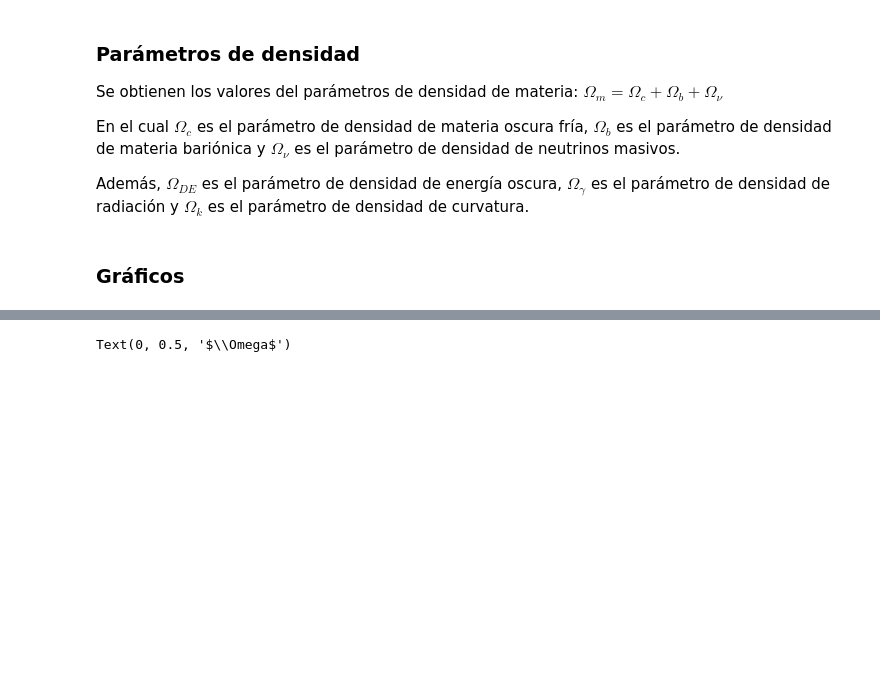
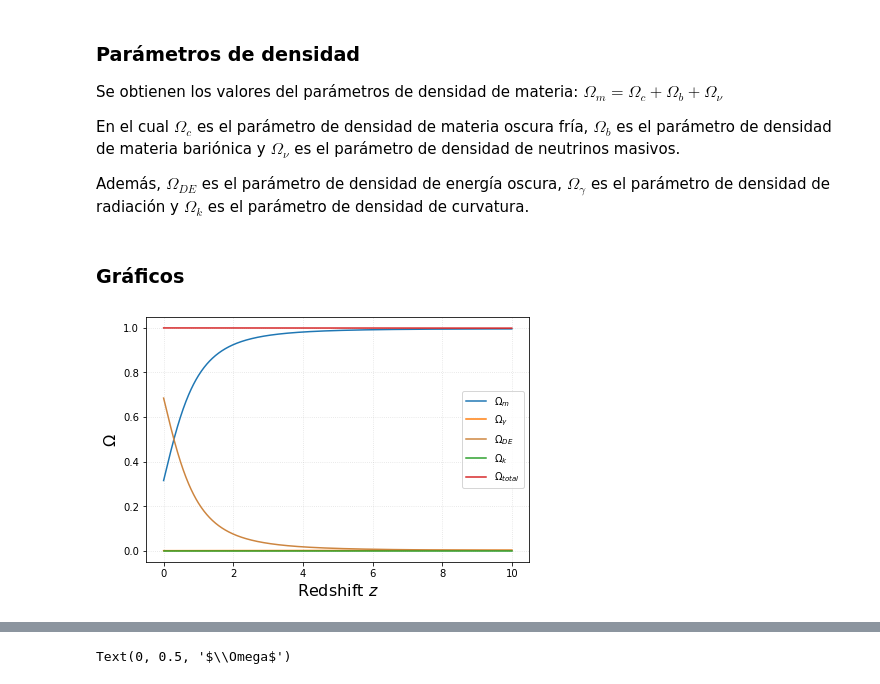
Before and after one commit to antoniacisternas/Tareas-cosmologia, a Jupyter notebook: tarea 1.ipynb, the cells around one changed output, grey strips where cells are left out. Cells and saved outputs as stored; diff of their text form; code cells hidden in the pictures; blank space fills up the shorter version.

```diff
--- a/tarea 1.ipynb
+++ b/tarea 1.ipynb
@@ -64,3 +64,23 @@ Omega_DE = results.get_Omega('de', zs)
 Omega_k = results.get_Omega('K', zs)
 # %% [markdown]
 ### Gráficos
+# %%
+fig, ax = plt.subplots(ncols=1, nrows=1, sharey=True, figsize=(6, 4), constrained_layout=True)
+
+# Graficar en escala lineal
+ax.plot(zs, Omega_m, label=r'$\Omega_{m}$')
+ax.plot(zs, Omega_gamma, label=r'$\Omega_{\gamma}$')
+ax.plot(zs, Omega_DE, label=r'$\Omega_{DE}$', color='peru')
+ax.plot(zs, Omega_k, label=r'$\Omega_{k}$')
+ax.plot(zs, Omega_k + Omega_m + Omega_gamma + Omega_DE, label=r'$\Omega_{total}$')
+
+# Configurar la cuadrícula y las etiquetas
+ax.grid(alpha=0.4, ls=':')
+ax.legend()
+ax.set_xlabel(r'Redshift $z$', fontsize=16)
+ax.set_ylabel(r'$\Omega$', fontsize=16)
+
+# Mostrar la gráfica
+plt.show()
+# %% [output]
+[figure, added]
```
Also changed, not shown: parts of 7 cells of this notebook.
